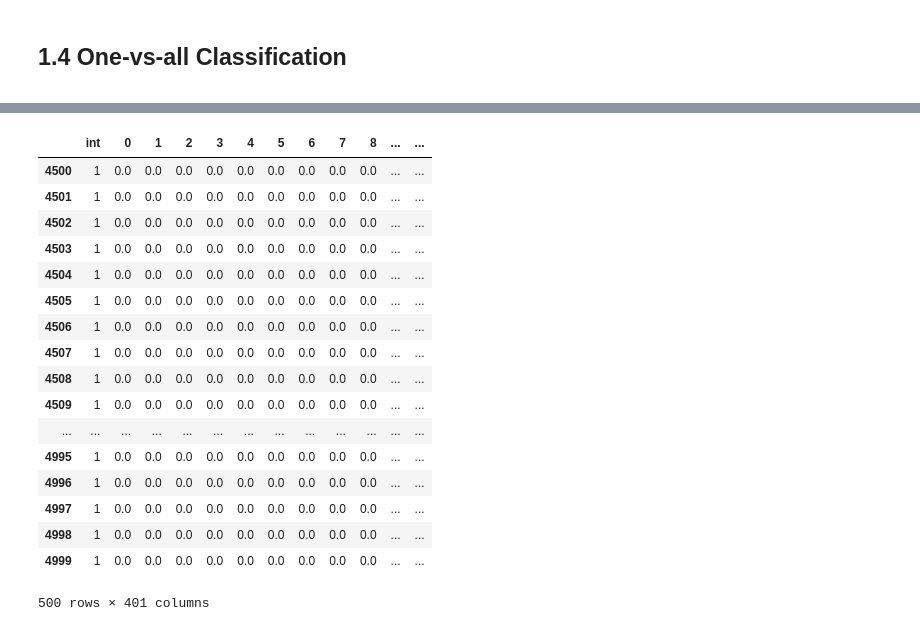
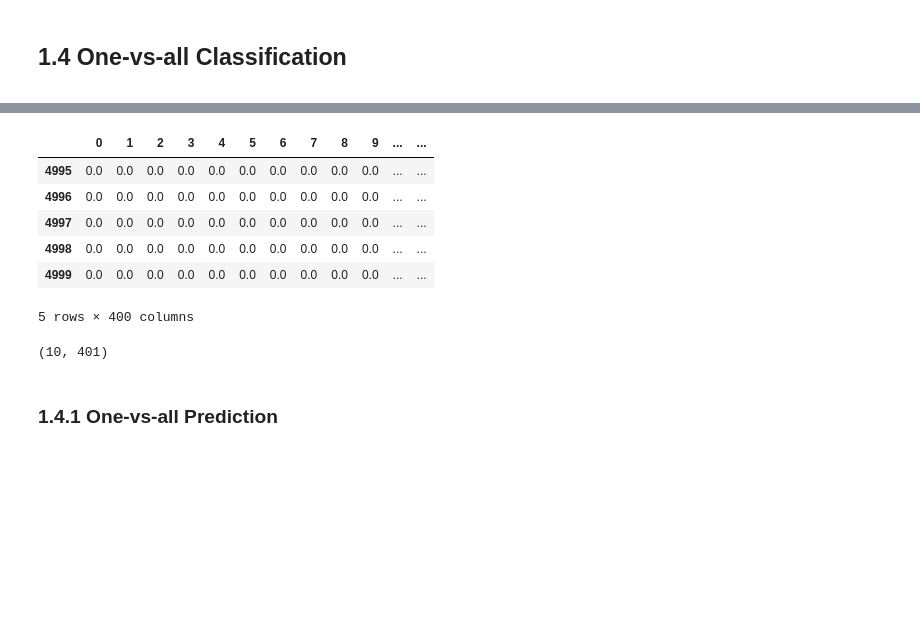
Before and after one commit to vrategov/Machine-Learning, a Jupyter notebook: Week 4/Ex3.ipynb, the cells around one changed output, grey strips where cells are left out. Saved outputs shown, nothing was run; the diff lists cells and outputs as text; code cells hidden in the pictures; blank space fills up the shorter version.

```diff
--- a/Week 4/Ex3.ipynb
+++ b/Week 4/Ex3.ipynb
@@ -29,18 +30,19 @@ num_labels = 10          # 10 labels, from 1 to 10
 ### 1.1 Dataset
 # %%
 # import the data set
-import scipy.io
+from scipy.io import loadmat
 
 data_directory = '../../../Documents/Machine-Learning/Week 4/01. Data/'
 file = 'ex3data1.mat'
 
-mat = scipy.io.loadmat(data_directory+file)
+mat = loadmat(data_directory+file)
 # %%
 # convert to Pandas data frame
 
-examples = pd.DataFrame(data = mat['X'])
-target = pd.DataFrame(data = mat['y'], columns = ['digit'])
-df = pd.merge(examples, target, left_index = True, right_index = True)
+examples = mat['X']
+target = mat['y']
 
-# add a column of ones
+df = pd.DataFrame(np.concatenate([examples, target], axis=1))
+
+# add a column of ones for the intercept
 df.insert(0, 'int', 1)
@@ -223,3 +218,13 @@ df.iloc[:,1:-1].head()
+# %%
+pd.DataFrame(examples).tail()
+# %% [output]
+|  | 0 | 1 | 2 | 3 | 4 | 5 | 6 | 7 | 8 | 9 | ... | ... |
+| 4995 | 0.0 | 0.0 | 0.0 | 0.0 | 0.0 | 0.0 | 0.0 | 0.0 | 0.0 | 0.0 | ... | ... |
+| 4996 | 0.0 | 0.0 | 0.0 | 0.0 | 0.0 | 0.0 | 0.0 | 0.0 | 0.0 | 0.0 | ... | ... |
+| 4997 | 0.0 | 0.0 | 0.0 | 0.0 | 0.0 | 0.0 | 0.0 | 0.0 | 0.0 | 0.0 | ... | ... |
+| 4998 | 0.0 | 0.0 | 0.0 | 0.0 | 0.0 | 0.0 | 0.0 | 0.0 | 0.0 | 0.0 | ... | ... |
+| 4999 | 0.0 | 0.0 | 0.0 | 0.0 | 0.0 | 0.0 | 0.0 | 0.0 | 0.0 | 0.0 | ... | ... |
+5 rows × 400 columns
 # %%
 def oneVsAll(x, y, num_labels, lam):
     m = x.shape[0]
@@ -248,21 +257,8 @@ result = oneVsAll(df, df.iloc[:,-1], num_labels, lam)
-# %%
-df.loc[df['digit'] == 9].drop("digit", axis = 1)
-# %% [output]
-|  | int | 0 | 1 | 2 | 3 | 4 | 5 | 6 | 7 | 8 | ... | ... |
-| 4500 | 1 | 0.0 | 0.0 | 0.0 | 0.0 | 0.0 | 0.0 | 0.0 | 0.0 | 0.0 | ... | ... |
-| 4501 | 1 | 0.0 | 0.0 | 0.0 | 0.0 | 0.0 | 0.0 | 0.0 | 0.0 | 0.0 | ... | ... |
-| 4502 | 1 | 0.0 | 0.0 | 0.0 | 0.0 | 0.0 | 0.0 | 0.0 | 0.0 | 0.0 | ... | ... |
-| 4503 | 1 | 0.0 | 0.0 | 0.0 | 0.0 | 0.0 | 0.0 | 0.0 | 0.0 | 0.0 | ... | ... |
-| 4504 | 1 | 0.0 | 0.0 | 0.0 | 0.0 | 0.0 | 0.0 | 0.0 | 0.0 | 0.0 | ... | ... |
-| 4505 | 1 | 0.0 | 0.0 | 0.0 | 0.0 | 0.0 | 0.0 | 0.0 | 0.0 | 0.0 | ... | ... |
-| 4506 | 1 | 0.0 | 0.0 | 0.0 | 0.0 | 0.0 | 0.0 | 0.0 | 0.0 | 0.0 | ... | ... |
-| 4507 | 1 | 0.0 | 0.0 | 0.0 | 0.0 | 0.0 | 0.0 | 0.0 | 0.0 | 0.0 | ... | ... |
-| 4508 | 1 | 0.0 | 0.0 | 0.0 | 0.0 | 0.0 | 0.0 | 0.0 | 0.0 | 0.0 | ... | ... |
-| 4509 | 1 | 0.0 | 0.0 | 0.0 | 0.0 | 0.0 | 0.0 | 0.0 | 0.0 | 0.0 | ... | ... |
-| ... | ... | ... | ... | ... | ... | ... | ... | ... | ... | ... | ... | ... |
-| 4995 | 1 | 0.0 | 0.0 | 0.0 | 0.0 | 0.0 | 0.0 | 0.0 | 0.0 | 0.0 | ... | ... |
-| 4996 | 1 | 0.0 | 0.0 | 0.0 | 0.0 | 0.0 | 0.0 | 0.0 | 0.0 | 0.0 | ... | ... |
-| 4997 | 1 | 0.0 | 0.0 | 0.0 | 0.0 | 0.0 | 0.0 | 0.0 | 0.0 | 0.0 | ... | ... |
-| 4998 | 1 | 0.0 | 0.0 | 0.0 | 0.0 | 0.0 | 0.0 | 0.0 | 0.0 | 0.0 | ... | ... |
-| 4999 | 1 | 0.0 | 0.0 | 0.0 | 0.0 | 0.0 | 0.0 | 0.0 | 0.0 | 0.0 | ... | ... |
-500 rows × 401 columns
+# %%
+result.shape
+# %% [output]
+(10, 401)
+# %% [markdown]
+<div id='one-vs-pred'/>
+
+### 1.4.1 One-vs-all Prediction
```
Also changed, not shown: parts of 14 cells of this notebook.
